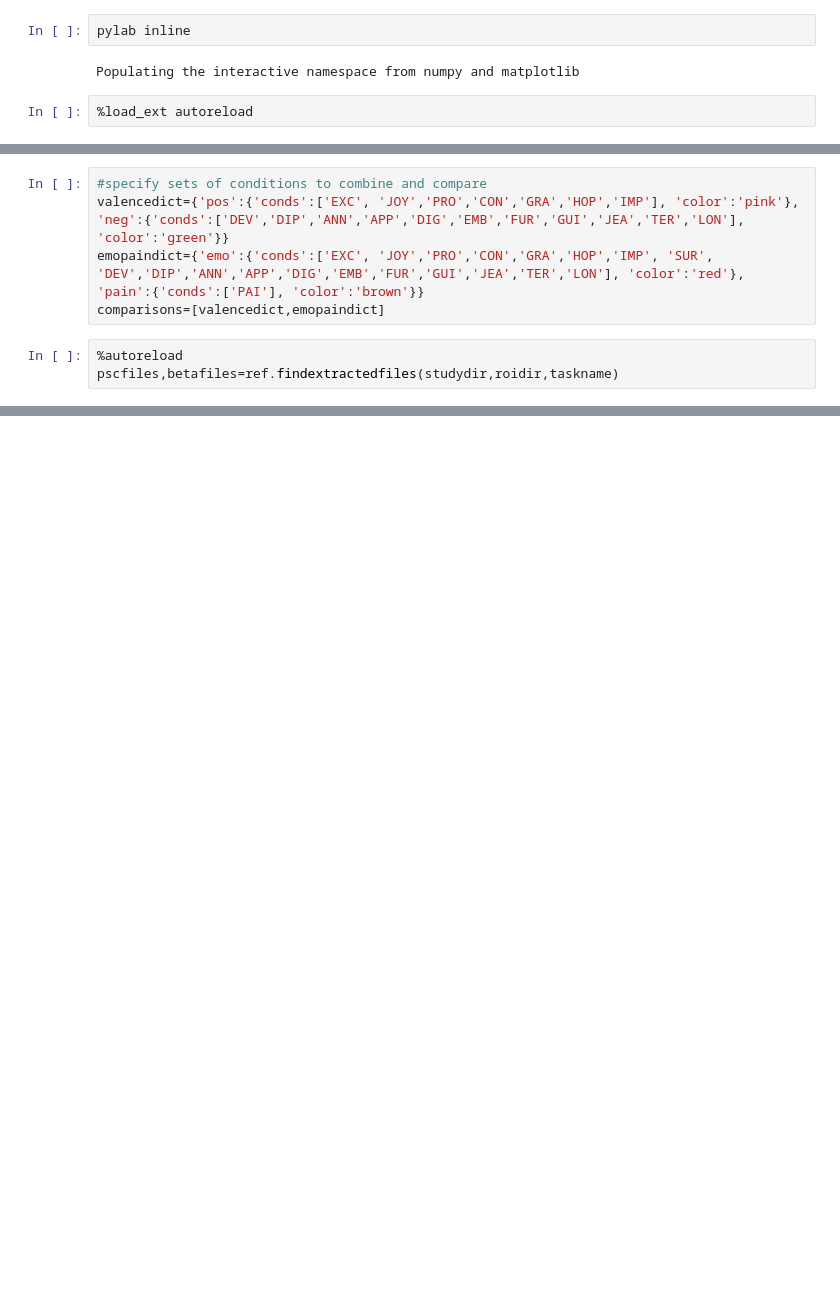
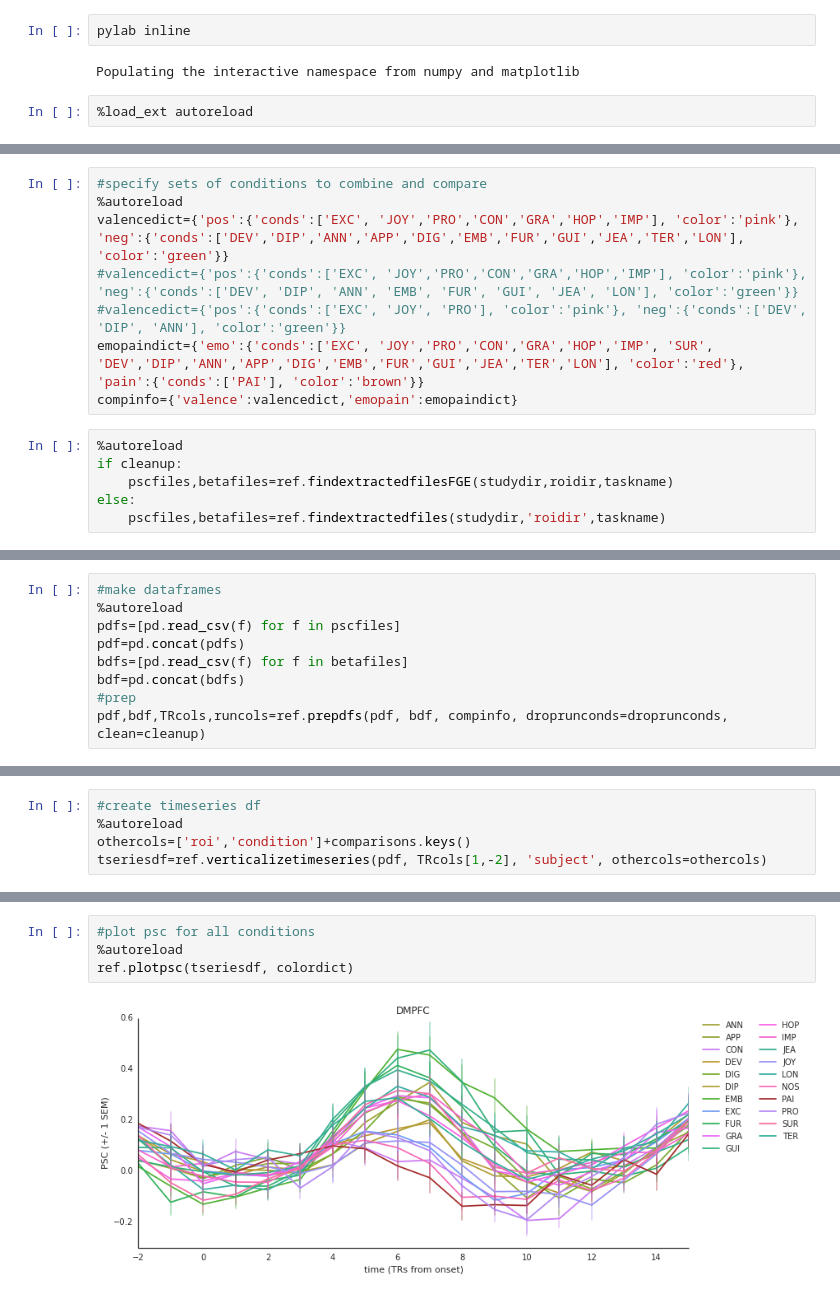
Before and after one commit to askerry/pyanal, a Jupyter notebook: roiextractionFGE_PP.ipynb, the cells around one changed output, grey strips where cells are left out. Drawn from its saved outputs; the diff is of its cells as text; blank space fills up the shorter version.

```diff
--- a/roiextractionFGE_PP.ipynb
+++ b/roiextractionFGE_PP.ipynb
@@ -32,8 +43,14 @@ colors.append('brown')
 # %%
 #specify sets of conditions to combine and compare
+%autoreload
 valencedict={'pos':{'conds':['EXC', 'JOY','PRO','CON','GRA','HOP','IMP'], 'color':'pink'}, 'neg':{'conds':['DEV','DIP','ANN','APP','DIG','EMB','FUR','GUI','JEA','TER','LON'], 'color':'green'}}
+#valencedict={'pos':{'conds':['EXC', 'JOY','PRO','CON','GRA','HOP','IMP'], 'color':'pink'}, 'neg':{'conds':['DEV', 'DIP', 'ANN', 'EMB', 'FUR', 'GUI', 'JEA', 'LON'], 'color':'green'}}
+#valencedict={'pos':{'conds':['EXC', 'JOY', 'PRO'], 'color':'pink'}, 'neg':{'conds':['DEV', 'DIP', 'ANN'], 'color':'green'}}
 emopaindict={'emo':{'conds':['EXC', 'JOY','PRO','CON','GRA','HOP','IMP', 'SUR', 'DEV','DIP','ANN','APP','DIG','EMB','FUR','GUI','JEA','TER','LON'], 'color':'red'}, 'pain':{'conds':['PAI'], 'color':'brown'}}
-comparisons=[valencedict,emopaindict]
+compinfo={'valence':valencedict,'emopain':emopaindict}
 # %%
 %autoreload
-pscfiles,betafiles=ref.findextractedfiles(studydir,roidir,taskname)
+if cleanup:
+    pscfiles,betafiles=ref.findextractedfilesFGE(studydir,roidir,taskname)
+else:
+    pscfiles,betafiles=ref.findextractedfiles(studydir,'roidir',taskname)
@@ -51,0 +57,9 @@ ref.compareconds(studydir,roidir,taskname,roilist,comparisons,subjlist)
+# %%
+#make dataframes
+%autoreload
+pdfs=[pd.read_csv(f) for f in pscfiles]
+pdf=pd.concat(pdfs)
+bdfs=[pd.read_csv(f) for f in betafiles]
+bdf=pd.concat(bdfs)
+#prep
+pdf,bdf,TRcols,runcols=ref.prepdfs(pdf, bdf, compinfo, droprunconds=droprunconds, clean=cleanup)
@@ -51,0 +69,5 @@ ref.compareconds(studydir,roidir,taskname,roilist,comparisons,subjlist)
+# %%
+#create timeseries df
+%autoreload
+othercols=['roi','condition']+comparisons.keys()
+tseriesdf=ref.verticalizetimeseries(pdf, TRcols[1,-2], 'subject', othercols=othercols)
@@ -51,0 +83,6 @@ ref.compareconds(studydir,roidir,taskname,roilist,comparisons,subjlist)
+# %%
+#plot psc for all conditions
+%autoreload
+ref.plotpsc(tseriesdf, colordict)
+# %% [output]
+[figure, added]
```
Also changed, not shown: parts of 19 cells of this notebook, 7 other files.
